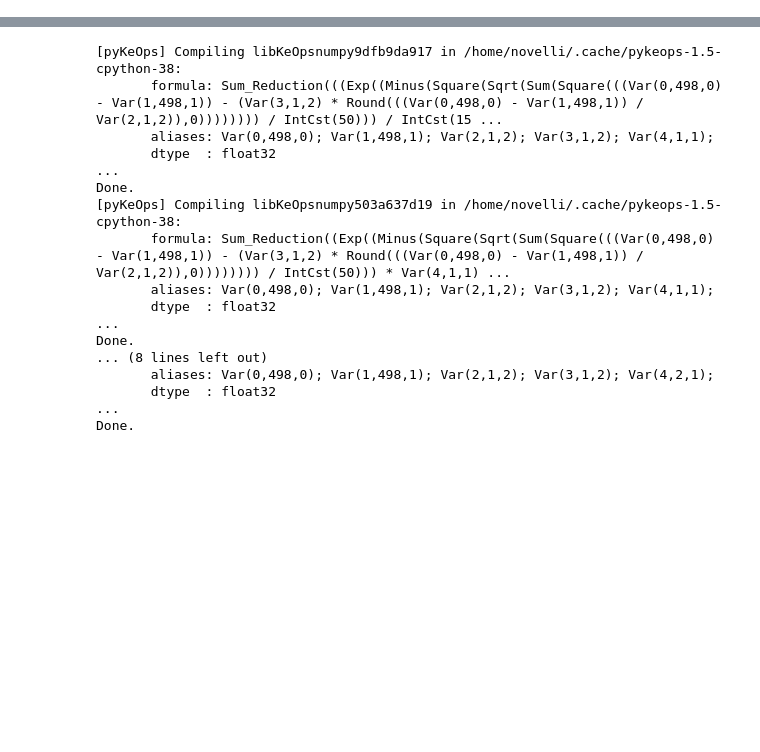
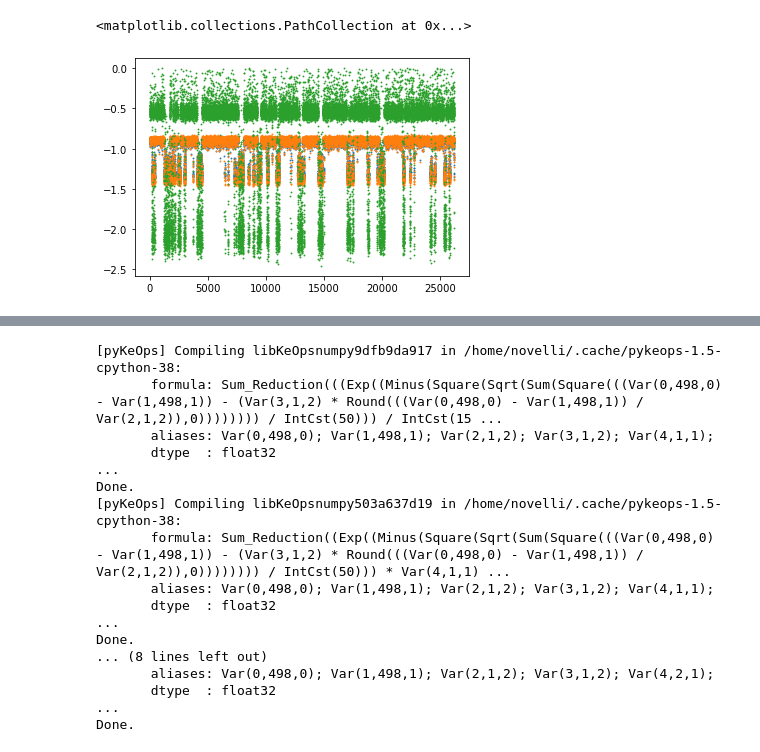
Before and after one commit to Machine-Learning-Dynamical-Systems/kooplearn, a Jupyter notebook: examples/md_chignolin/test.ipynb, the cells around one changed output, grey strips where cells are left out. Cells and saved outputs as stored; diff of their text form; code cells hidden in the pictures; blank space fills up the shorter version.

```diff
--- a/examples/md_chignolin/test.ipynb
+++ b/examples/md_chignolin/test.ipynb
@@ -63,2 +81,11 @@ CVs = np.abs(CVs)
+# %%
+idx = 0
+s = 0.7
+plt.scatter(np.arange(CVs.shape[0]),CVs[:,idx]*norm_LS, s=s)
+plt.scatter(np.arange(CVs.shape[0]),CVs_ISTA[:,idx]*norm_ISTA, s=s)
+plt.scatter(np.arange(CVs.shape[0]),-CVs_old[:,idx]*norm_old, s=s)
+# %% [output]
+<matplotlib.collections.PathCollection at 0x...>
+[figure, added]
 # %%
 from stateinterpreter.utils.numerical_utils import gaussian_kde
```
Also changed, not shown: parts of 16 cells of this notebook, 6 other files.
